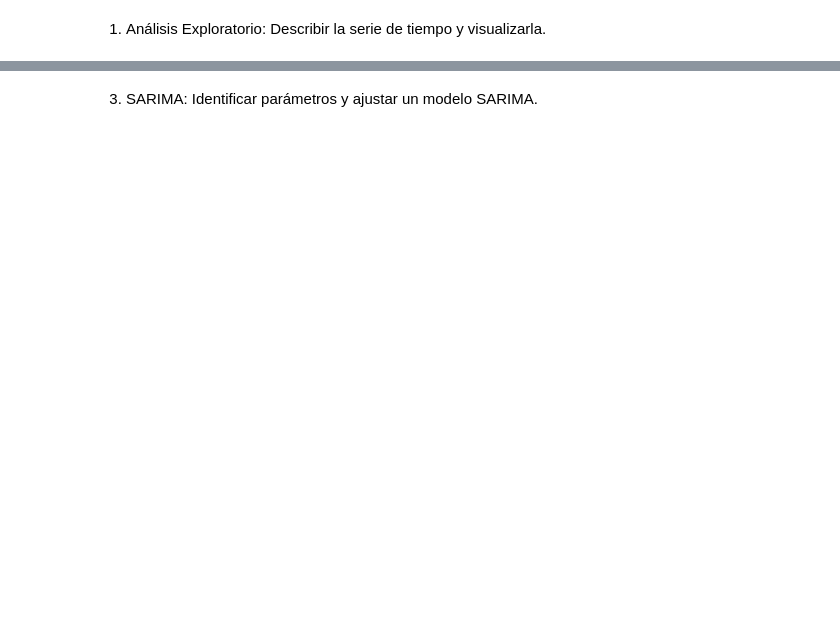
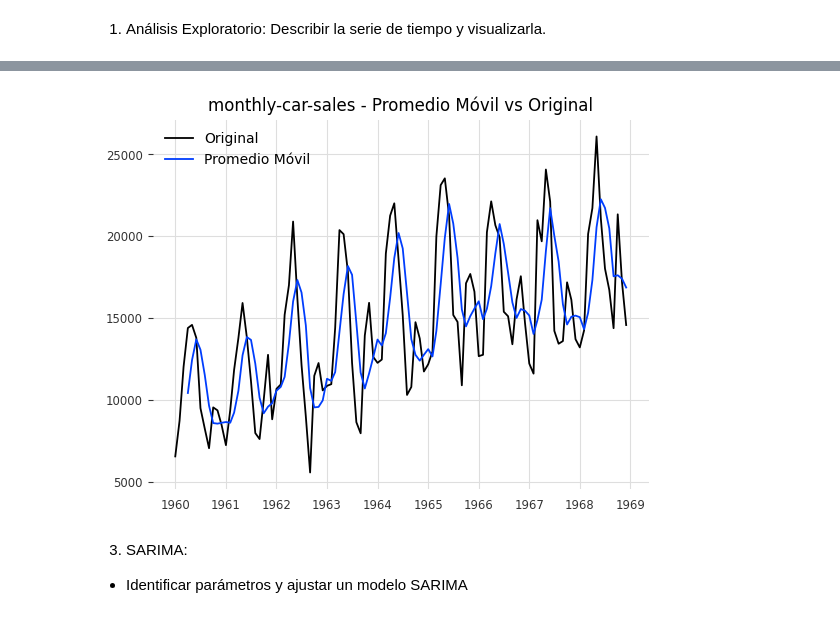
Before and after one commit to MarianoReyes/Lab3_DS, a Jupyter notebook: monthly-car-sales.ipynb, the cells around one changed output, grey strips where cells are left out. Cells and saved outputs as stored; diff of their text form; code cells hidden in the pictures; blank space fills up the shorter version.

```diff
--- a/monthly-car-sales.ipynb
+++ b/monthly-car-sales.ipynb
@@ -84,2 +34,26 @@ plt.show()
+# %%
+def promedio_movil(series, window_size):
+    return series.rolling(window=window_size).mean()
+# %%
+config = {
+    'time': 'Month',
+    'value': 'Sales'
+}
+
+# Crear la serie temporal 'series'
+series = TimeSeries.from_dataframe(dataset, config['time'], config['value'])
+
+# Calcular el promedio móvil
+ma_series = promedio_movil(series.pd_dataframe()[config['value']], window_size=4)
+
+# Graficar la serie original y el promedio móvil
+plt.plot(series.pd_dataframe()[config['value']], label='Original')
+plt.plot(ma_series, label='Promedio Móvil')
+plt.legend()
+plt.title("monthly-car-sales - Promedio Móvil vs Original")
+plt.show()
+# %% [output]
+[figure, added]
 # %% [markdown]
-3. SARIMA: Identificar parámetros y ajustar un modelo SARIMA.
+3. SARIMA:
+- Identificar parámetros y ajustar un modelo SARIMA
```
Also changed, not shown: parts of 21 cells of this notebook, 1 other file.
